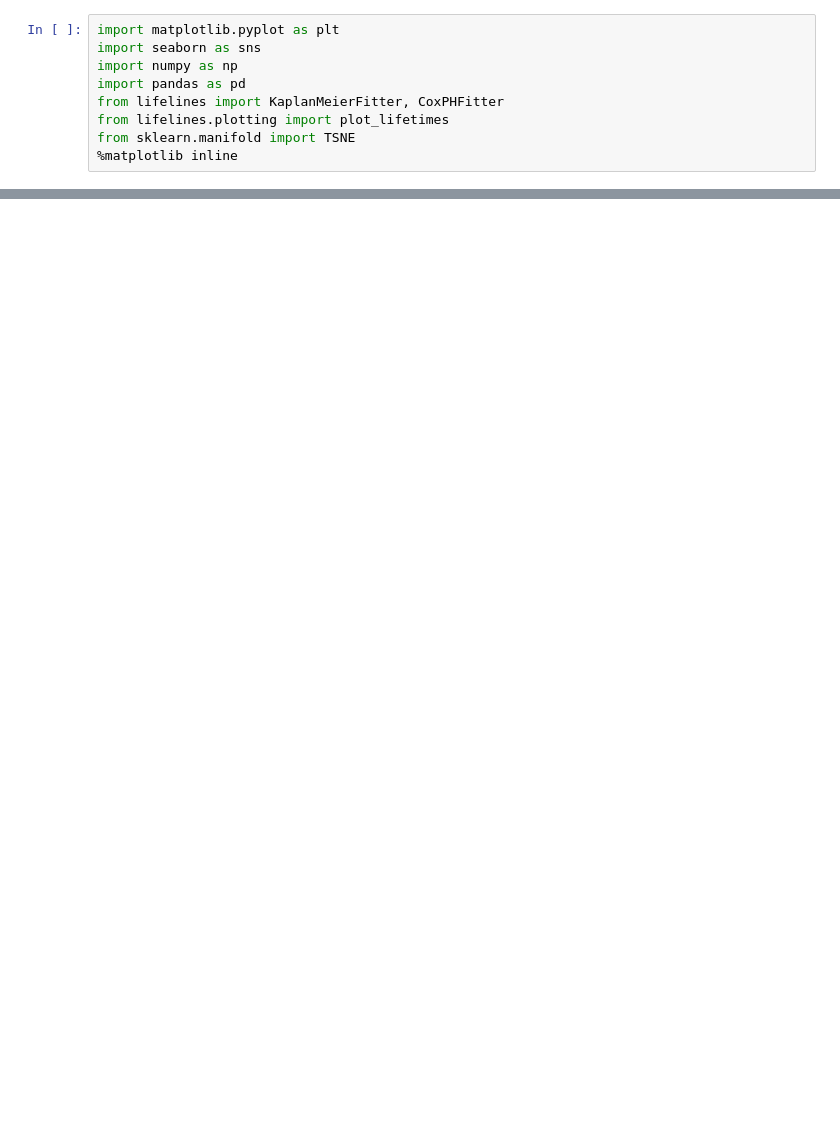
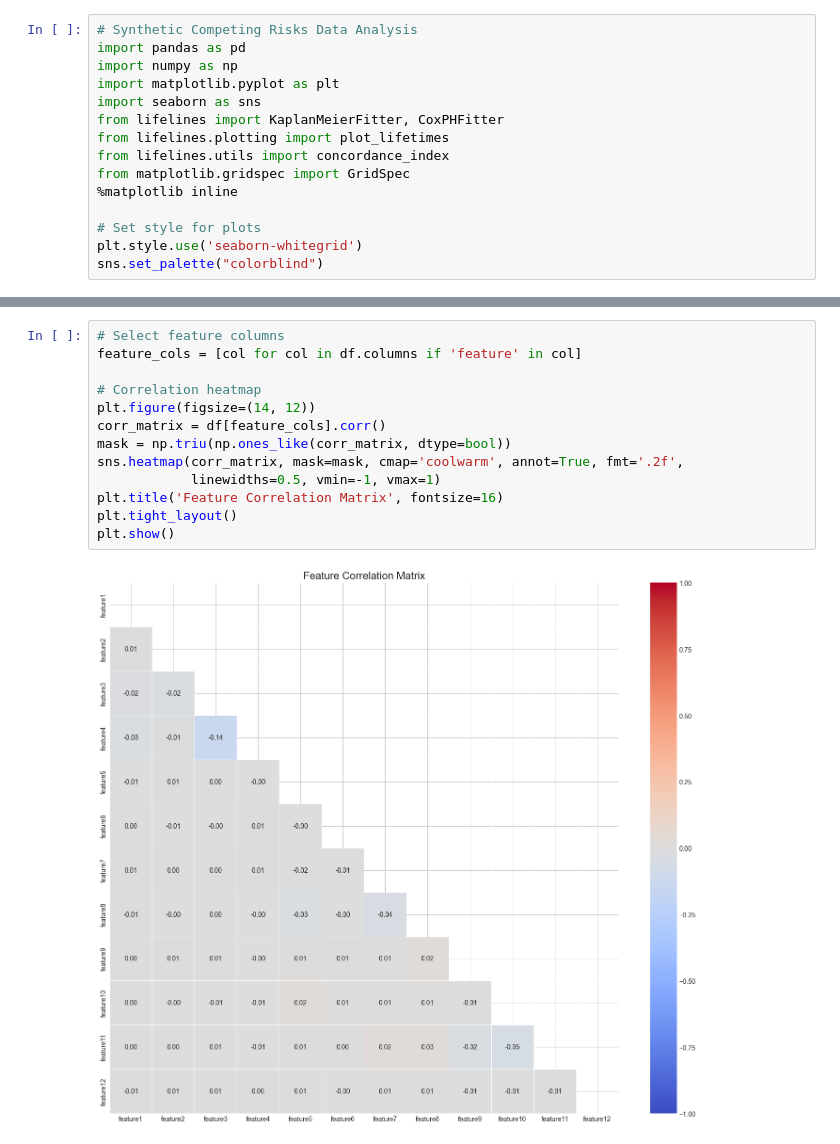
Before and after one commit to lenguyenduyphuc/DeepHit, a Jupyter notebook: synthetic.ipynb, the cells around one changed output, grey strips where cells are left out. Cells and saved outputs as stored; diff of their text form; blank space fills up the shorter version.

```diff
--- a/synthetic.ipynb
+++ b/synthetic.ipynb
@@ -1,11 +1,17 @@
 # %%
+# Synthetic Competing Risks Data Analysis
+import pandas as pd
+import numpy as np
 import matplotlib.pyplot as plt
 import seaborn as sns
-import numpy as np
-import pandas as pd
 from lifelines import KaplanMeierFitter, CoxPHFitter
 from lifelines.plotting import plot_lifetimes
-from sklearn.manifold import TSNE
+from lifelines.utils import concordance_index
+from matplotlib.gridspec import GridSpec
 %matplotlib inline
+
+# Set style for plots
+plt.style.use('seaborn-whitegrid')
+sns.set_palette("colorblind")
 # %%
 in_filename = './sample data/SYNTHETIC/synthetic_comprisk.csv'
@@ -85,0 +69,15 @@ plt.show()
+# %%
+# Select feature columns
+feature_cols = [col for col in df.columns if 'feature' in col]
+
+# Correlation heatmap
+plt.figure(figsize=(14, 12))
+corr_matrix = df[feature_cols].corr()
+mask = np.triu(np.ones_like(corr_matrix, dtype=bool))
+sns.heatmap(corr_matrix, mask=mask, cmap='coolwarm', annot=True, fmt='.2f',
+            linewidths=0.5, vmin=-1, vmax=1)
+plt.title('Feature Correlation Matrix', fontsize=16)
+plt.tight_layout()
+plt.show()
+# %% [output]
+[figure, added]
```
Also changed, not shown: parts of 17 cells of this notebook, 6 other files.
